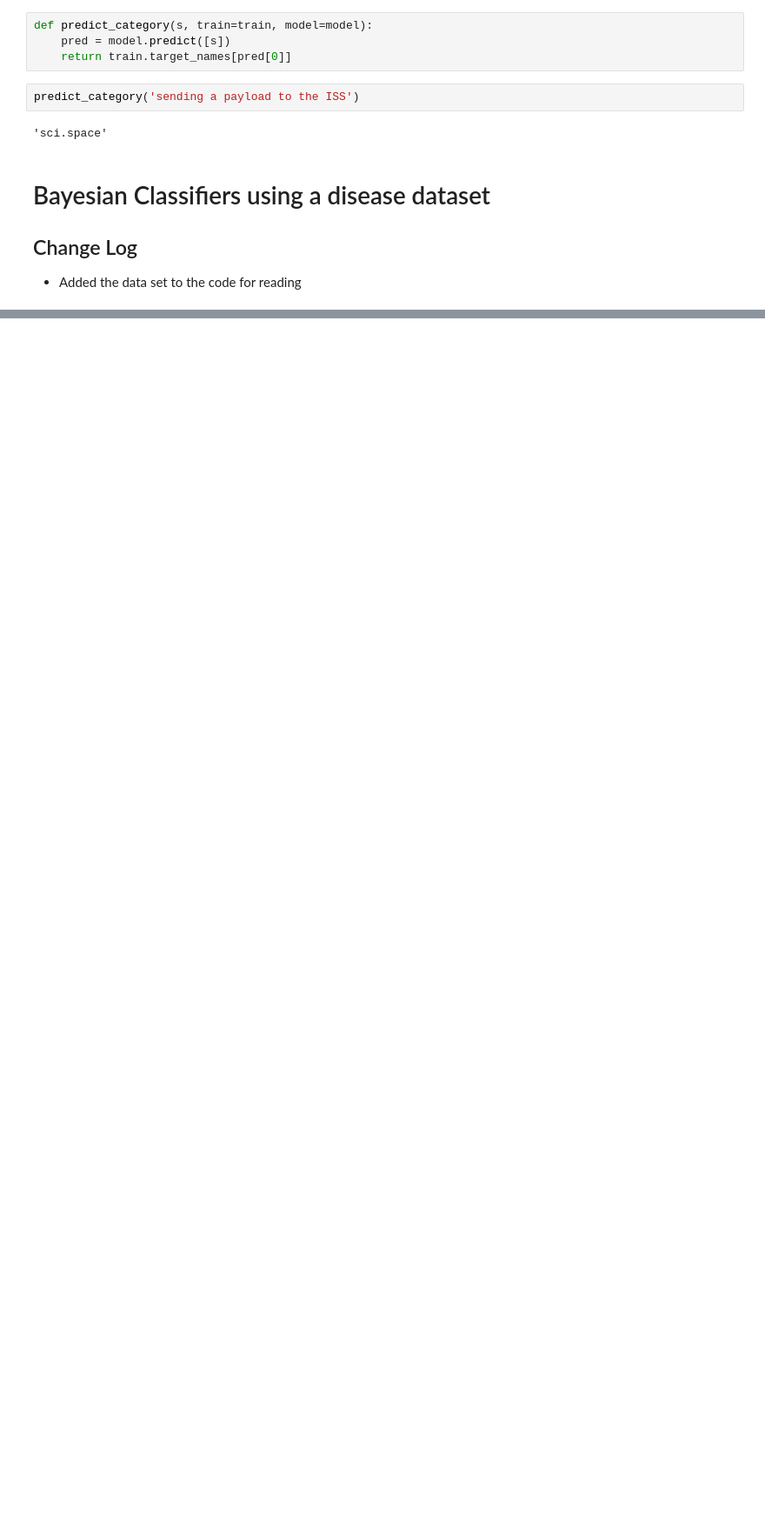
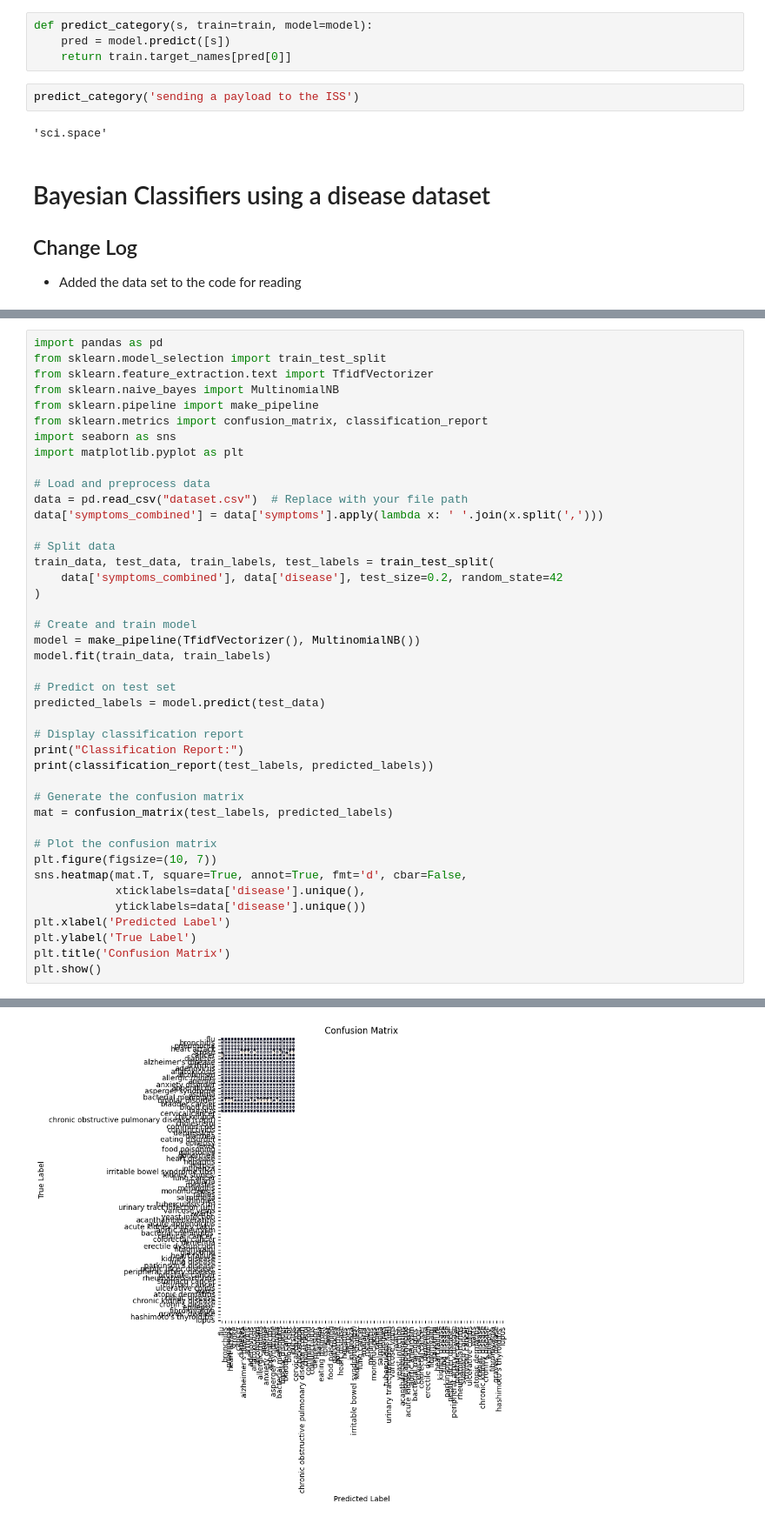
Before and after one commit to LukaBrennan/LinearRegression, a Jupyter notebook: BayesianClassifiers/GettingStarted-BayesianClassifiers.ipynb, the cells around one changed output, grey strips where cells are left out. Shown at 87% size. Cells and saved outputs as stored; diff of their text form; blank space fills up the shorter version.

```diff
--- a/BayesianClassifiers/GettingStarted-BayesianClassifiers.ipynb
+++ b/BayesianClassifiers/GettingStarted-BayesianClassifiers.ipynb
@@ -124,0 +263,43 @@ predict_category('sending a payload to the ISS')
+# %%
+import pandas as pd
+from sklearn.model_selection import train_test_split
+from sklearn.feature_extraction.text import TfidfVectorizer
+from sklearn.naive_bayes import MultinomialNB
+from sklearn.pipeline import make_pipeline
+from sklearn.metrics import confusion_matrix, classification_report
+import seaborn as sns
+import matplotlib.pyplot as plt
+
+# Load and preprocess data
+data = pd.read_csv("dataset.csv")  # Replace with your file path
+data['symptoms_combined'] = data['symptoms'].apply(lambda x: ' '.join(x.split(',')))
+
+# Split data
+train_data, test_data, train_labels, test_labels = train_test_split(
+    data['symptoms_combined'], data['disease'], test_size=0.2, random_state=42
+)
+
+# Create and train model
+model = make_pipeline(TfidfVectorizer(), MultinomialNB())
+model.fit(train_data, train_labels)
+
+# Predict on test set
+predicted_labels = model.predict(test_data)
+
+# Display classification report
+print("Classification Report:")
+print(classification_report(test_labels, predicted_labels))
+
+# Generate the confusion matrix
+mat = confusion_matrix(test_labels, predicted_labels)
+
+# Plot the confusion matrix
+plt.figure(figsize=(10, 7))
+sns.heatmap(mat.T, square=True, annot=True, fmt='d', cbar=False,
+            xticklabels=data['disease'].unique(),
+            yticklabels=data['disease'].unique())
+plt.xlabel('Predicted Label')
+plt.ylabel('True Label')
+plt.title('Confusion Matrix')
+plt.show()
+# %% [output]
@@ -124,0 +323 @@ predict_category('sending a payload to the ISS')
+[figure, added]
```
Also changed, not shown: parts of 8 cells of this notebook, 19 other files.
